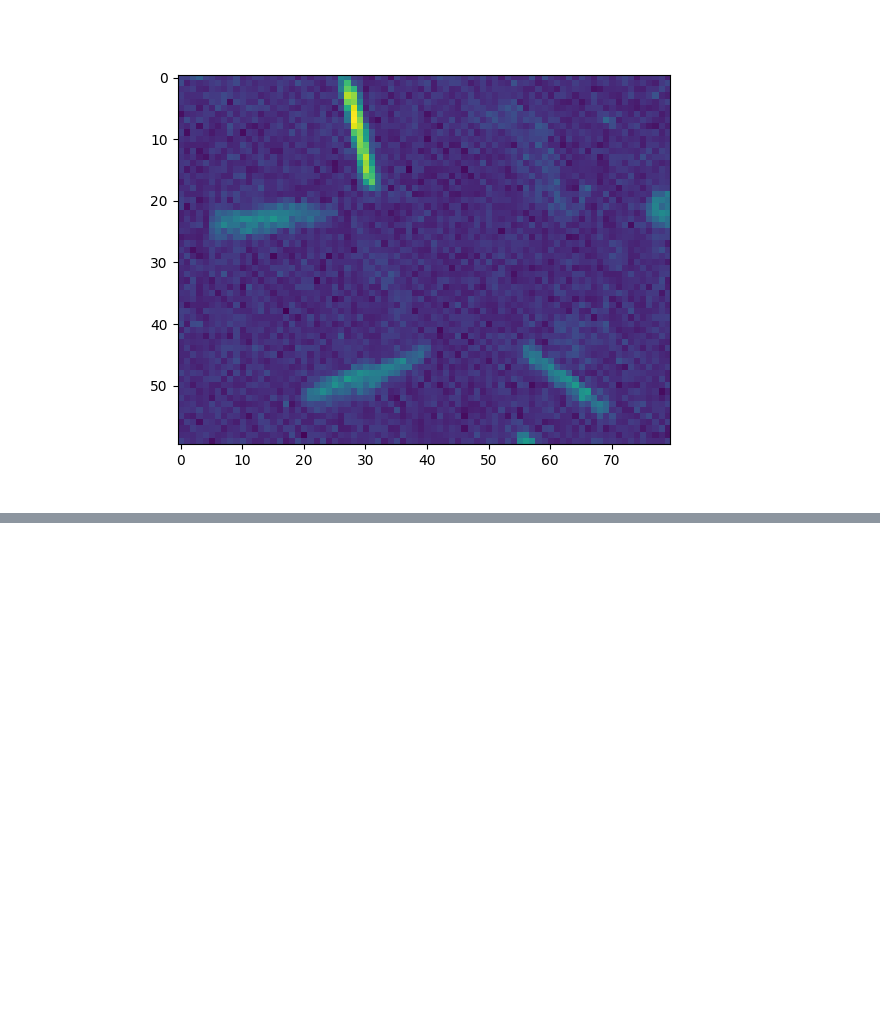
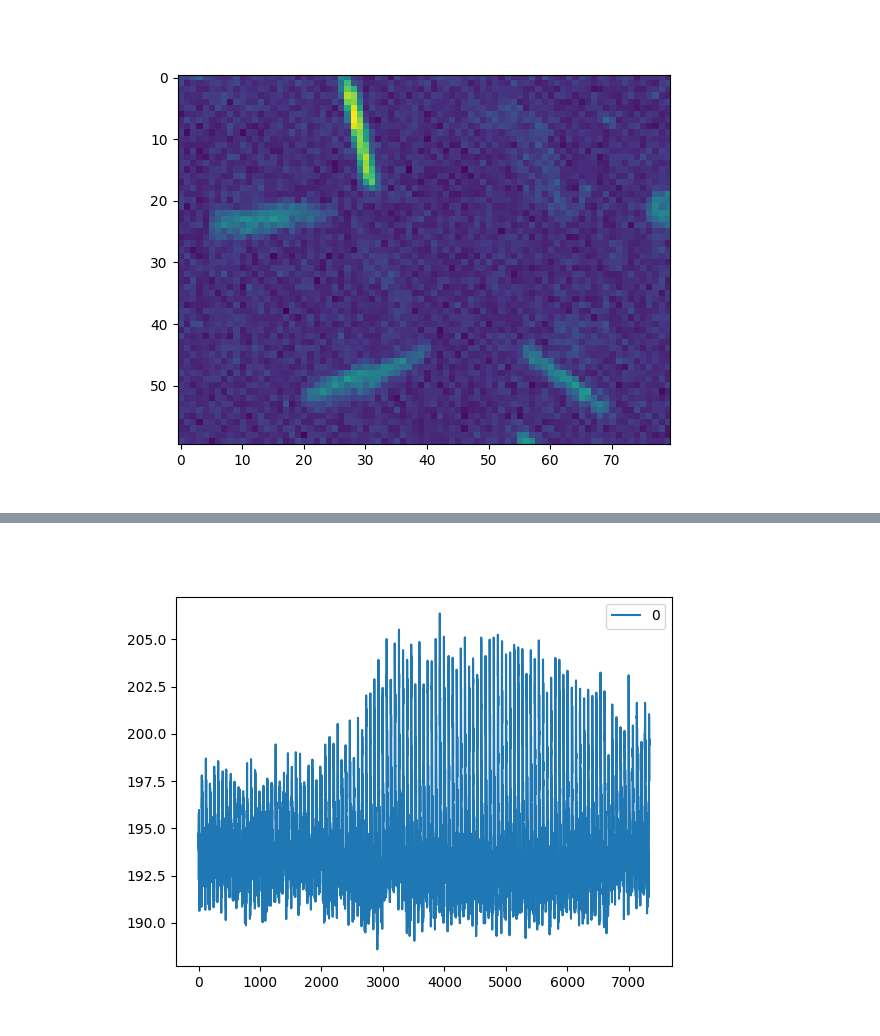
Before and after one commit to retroam/Calcium-analysis, a Jupyter notebook: calcium_analysis.ipynb, the cells around one changed output, grey strips where cells are left out. Saved outputs shown, nothing was run; the diff lists cells and outputs as text; code cells hidden in the pictures; blank space fills up the shorter version.

```diff
--- a/calcium_analysis.ipynb
+++ b/calcium_analysis.ipynb
@@ -58,0 +77,16 @@ ax.imshow(image[1,:,:])
+# %%
+data = []
+bkg = []
+for I in np.rollaxis(image, axis=0):
+    # Get properties of labeled regions
+    props = measure.regionprops(labels, intensity_image=I)
+
+    # Compute the mean intensity of each region and the background
+    avg = [prop.mean_intensity for prop in props]
+    I_bkg = I.copy().astype(float)
+    for prop in props:
+        I_bkg[prop.coords[:, 0], prop.coords[:, 1]] = np.nan
+    bkg_intensity = np.nanmean(I_bkg)
+
+    data.append(avg)
+    bkg.append(bkg_intensity)
@@ -58,0 +95,4 @@ ax.imshow(image[1,:,:])
+# %%
+pd.DataFrame(bkg).plot();
+# %% [output]
+[figure, added]
```
Also changed, not shown: parts of 8 cells of this notebook.
